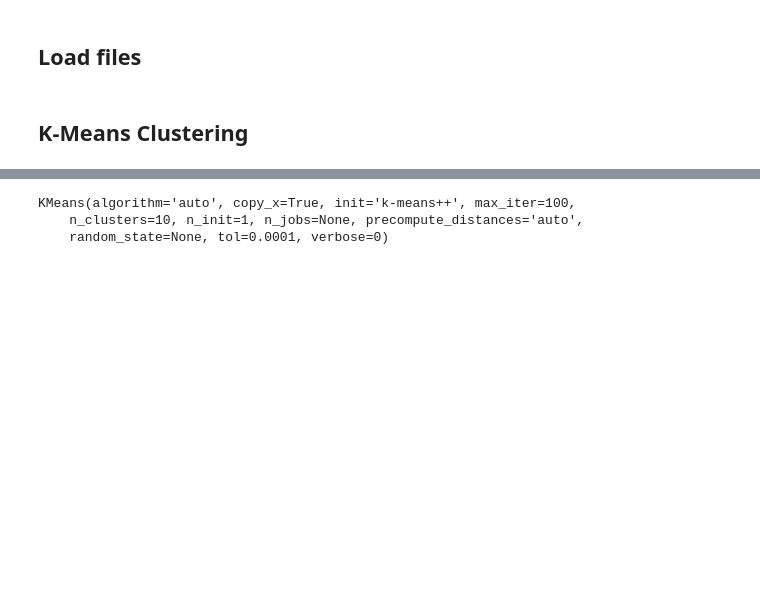
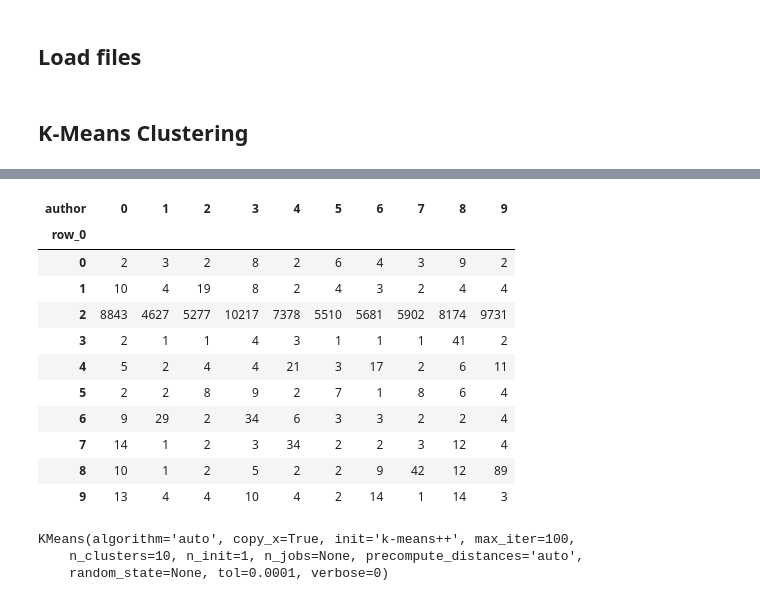
Before and after one commit to khsieh18/Unsupervised-Learning-Capstone, a Jupyter notebook: Unsupervised-Learning-Capstone-31.ipynb, the cells around one changed output, grey strips where cells are left out. Drawn from its saved outputs; the diff is of its cells as text; code cells hidden in the pictures; blank space fills up the shorter version.

```diff
--- a/Unsupervised-Learning-Capstone-31.ipynb
+++ b/Unsupervised-Learning-Capstone-31.ipynb
@@ -121,3 +134,19 @@ y=df['author']
+# %%
+y_pred=model.fit_predict(x_norm)
+pd.crosstab(y_pred,y)
+# %% [output]
+| author | 0 | 1 | 2 | 3 | 4 | 5 | 6 | 7 | 8 | 9 |
+| row_0 |  |  |  |  |  |  |  |  |  |  |
+| 0 | 2 | 3 | 2 | 8 | 2 | 6 | 4 | 3 | 9 | 2 |
+| 1 | 10 | 4 | 19 | 8 | 2 | 4 | 3 | 2 | 4 | 4 |
+| 2 | 8843 | 4627 | 5277 | 10217 | 7378 | 5510 | 5681 | 5902 | 8174 | 9731 |
+| 3 | 2 | 1 | 1 | 4 | 3 | 1 | 1 | 1 | 41 | 2 |
+| 4 | 5 | 2 | 4 | 4 | 21 | 3 | 17 | 2 | 6 | 11 |
+| 5 | 2 | 2 | 8 | 9 | 2 | 7 | 1 | 8 | 6 | 4 |
+| 6 | 9 | 29 | 2 | 34 | 6 | 3 | 3 | 2 | 2 | 4 |
+| 7 | 14 | 1 | 2 | 3 | 34 | 2 | 2 | 3 | 12 | 4 |
+| 8 | 10 | 1 | 2 | 5 | 2 | 2 | 9 | 42 | 12 | 89 |
+| 9 | 13 | 4 | 4 | 10 | 4 | 2 | 14 | 1 | 14 | 3 |
 # %%
 from sklearn.model_selection import train_test_split
 x_train, x_test, y_train, y_test = train_test_split(x,
```
Also changed, not shown: parts of 25 cells of this notebook, 2 other files.
